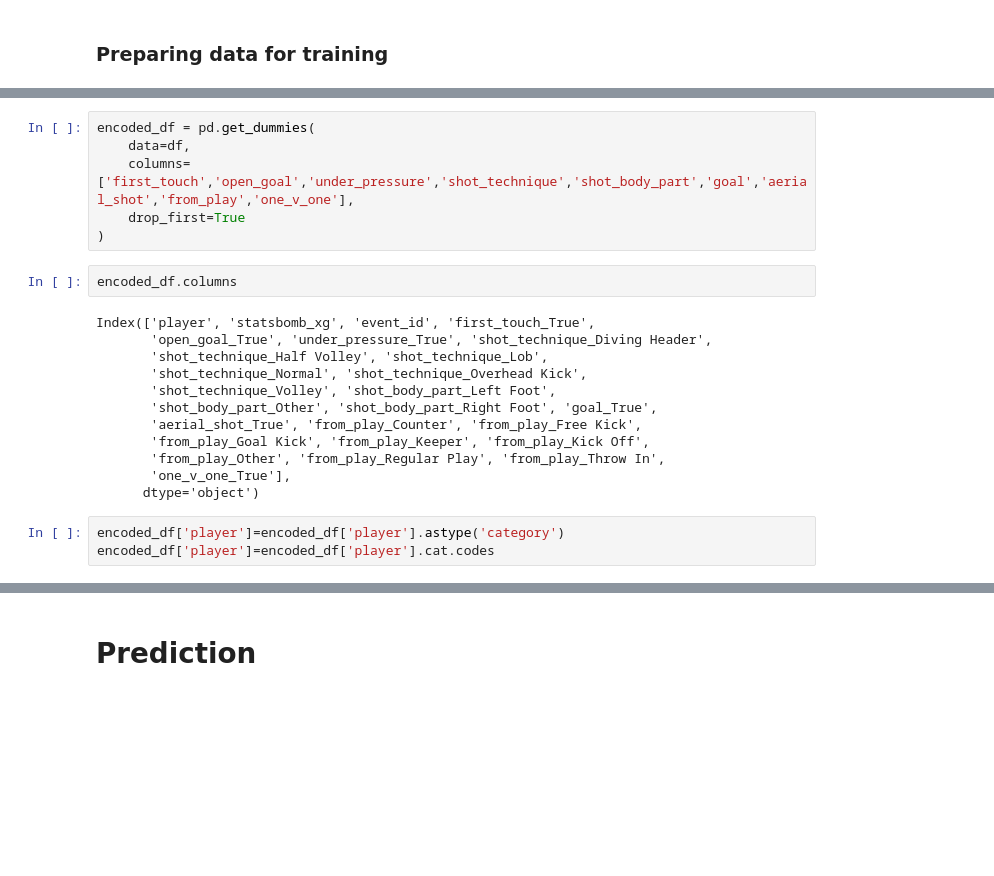
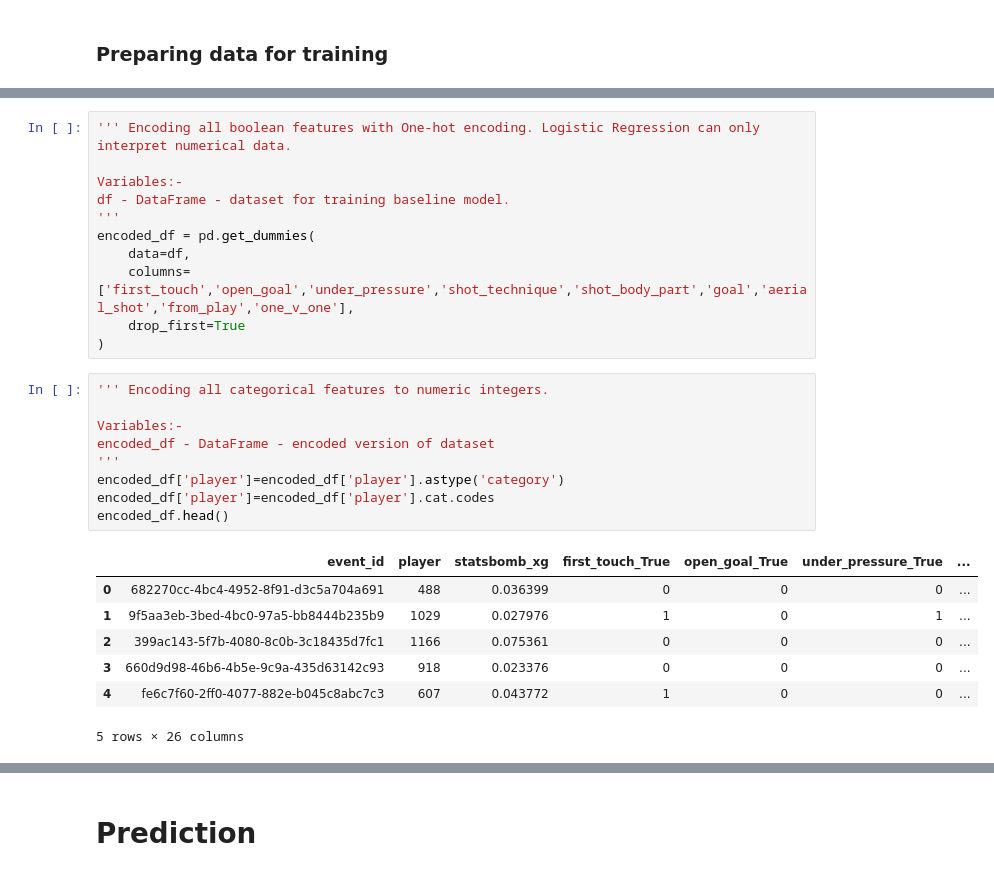
Before and after one commit to AnasKunda/aml_project, a Jupyter notebook: baseline_model_notebook.ipynb, the cells around one changed output, grey strips where cells are left out. Saved outputs shown, nothing was run; the diff lists cells and outputs as text; blank space fills up the shorter version.

```diff
--- a/baseline_model_notebook.ipynb
+++ b/baseline_model_notebook.ipynb
@@ -57,23 +67,28 @@ dtype: int64
 # %%
+''' Encoding all boolean features with One-hot encoding. Logistic Regression can only interpret numerical data.
+
+Variables:-
+df - DataFrame - dataset for training baseline model.
+'''
 encoded_df = pd.get_dummies(
     data=df,
     columns=['first_touch','open_goal','under_pressure','shot_technique','shot_body_part','goal','aerial_shot','from_play','one_v_one'],
     drop_first=True
 )
-# %%
-encoded_df.columns
-# %% [output]
-Index(['player', 'statsbomb_xg', 'event_id', 'first_touch_True',
-       'open_goal_True', 'under_pressure_True', 'shot_technique_Diving Header',
-       'shot_technique_Half Volley', 'shot_technique_Lob',
-       'shot_technique_Normal', 'shot_technique_Overhead Kick',
-       'shot_technique_Volley', 'shot_body_part_Left Foot',
-       'shot_body_part_Other', 'shot_body_part_Right Foot', 'goal_True',
-       'aerial_shot_True', 'from_play_Counter', 'from_play_Free Kick',
-       'from_play_Goal Kick', 'from_play_Keeper', 'from_play_Kick Off',
-       'from_play_Other', 'from_play_Regular Play', 'from_play_Throw In',
-       'one_v_one_True'],
-      dtype='object')
 # %%
+''' Encoding all categorical features to numeric integers.
+
+Variables:-
+encoded_df - DataFrame - encoded version of dataset
+'''
 encoded_df['player']=encoded_df['player'].astype('category')
 encoded_df['player']=encoded_df['player'].cat.codes
+encoded_df.head()
+# %% [output]
+|  | event_id | player | statsbomb_xg | first_touch_True | open_goal_True | under_pressure_True | ... |
+| 0 | 682270cc-4bc4-4952-8f91-d3c5a704a691 | 488 | 0.036399 | 0 | 0 | 0 | ... |
+| 1 | 9f5aa3eb-3bed-4bc0-97a5-bb8444b235b9 | 1029 | 0.027976 | 1 | 0 | 1 | ... |
+| 2 | 399ac143-5f7b-4080-8c0b-3c18435d7fc1 | 1166 | 0.075361 | 0 | 0 | 0 | ... |
+| 3 | 660d9d98-46b6-4b5e-9c9a-435d63142c93 | 918 | 0.023376 | 0 | 0 | 0 | ... |
+| 4 | fe6c7f60-2ff0-4077-882e-b045c8abc7c3 | 607 | 0.043772 | 1 | 0 | 0 | ... |
+5 rows × 26 columns
```
Also changed, not shown: parts of 39 cells of this notebook, 3 other files.
